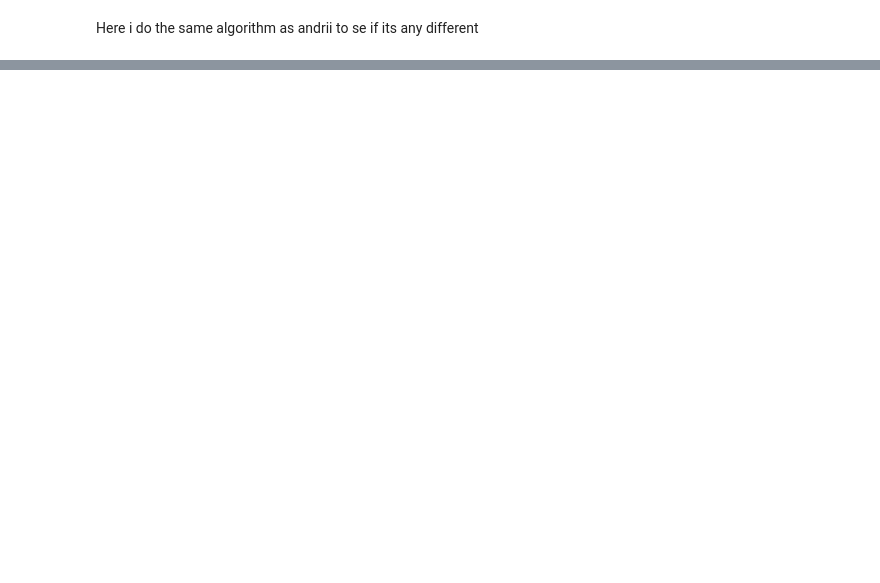
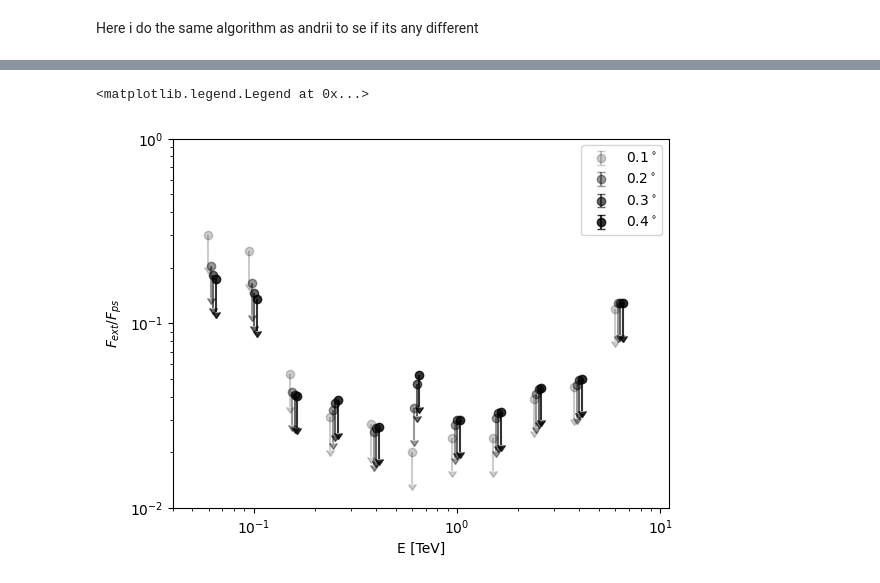
Before and after one commit to Nico812/CTAO-1DC-Blazars-analysis-TP5, a Jupyter notebook: MRK501_DC1.ipynb, the cells around one changed output, grey strips where cells are left out. Drawn from its saved outputs; the diff is of its cells as text; code cells hidden in the pictures; blank space fills up the shorter version.

```diff
--- a/MRK501_DC1.ipynb
+++ b/MRK501_DC1.ipynb
@@ -483,0 +512,13 @@ NameError: name 'cts_point' is not defined
+# %%
+for i, flux_ratio in enumerate(flux_ratios):
+    plt.errorbar(e*(0.95*1.03**i), flux_ratio,flux_ratio/3, alpha=0.2+0.2*i, uplims=True, linestyle='none',marker='o', label=str(round(sigmas_ext[i],3))+r'$^\circ$',color='black')
+plt.xscale("log")
+plt.yscale("log")
+plt.ylabel(r"$F_{ext}/F_{ps}$")
+plt.xlabel("E [TeV]")
+plt.xlim(0.04,11)
+plt.ylim(0.01,1)
+plt.legend()
+# %% [output]
+<matplotlib.legend.Legend at 0x...>
+[figure, added]
```
Also changed, not shown: parts of 6 cells of this notebook, 3 other files.
